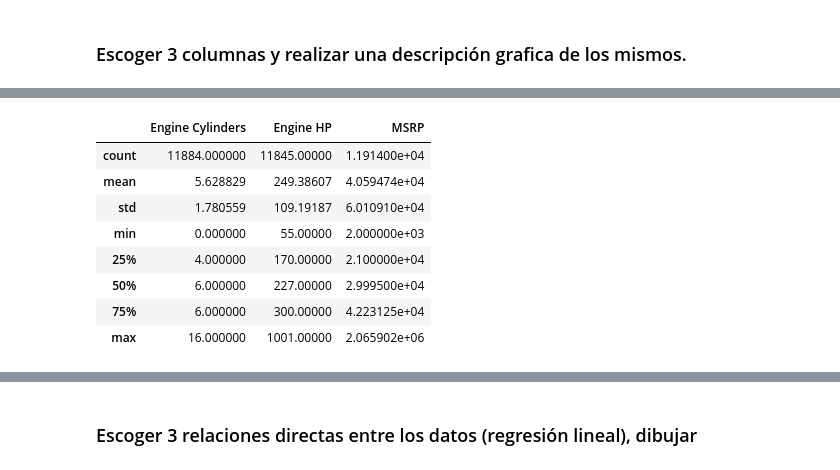
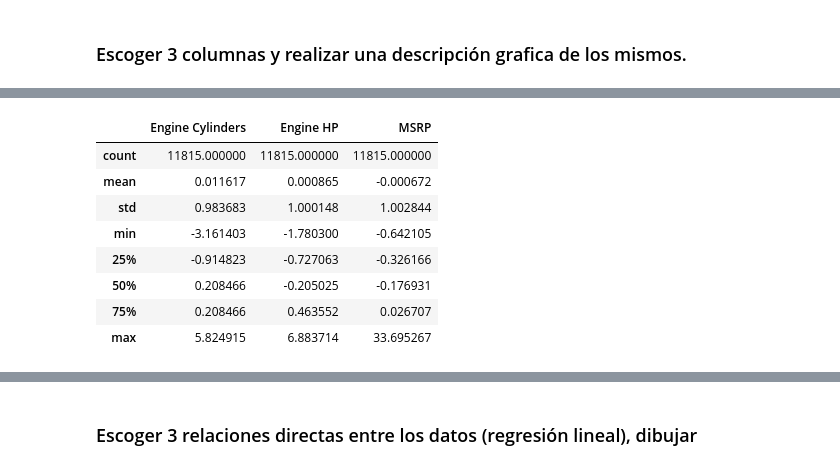
Before and after one commit to LuisAlexisSalazar/topicosIA, a Jupyter notebook: 4 Analisis de Datos/Analisis de Datos.ipynb, the cells around one changed output, grey strips where cells are left out. Saved outputs shown, nothing was run; the diff lists cells and outputs as text; code cells hidden in the pictures.

Commit message:
analisis de data

```diff
--- a/4 Analisis de Datos/Analisis de Datos.ipynb
+++ b/4 Analisis de Datos/Analisis de Datos.ipynb
@@ -61,7 +61,6 @@ dtype: int64
 # %% [markdown]
 ### Escoger 3 columnas y realizar una descripción grafica de los mismos.
 # %%
-columns = ["Engine Cylinders","Engine HP","MSRP"]
-df = df[columns]
+df = df.select_dtypes(include=["number"])
 df.head()
 # %% [output]
@@ -73,0 +73,5 @@ df.head()
+# %%
+from sklearn import preprocessing
+scaler = preprocessing.StandardScaler(with_std=True,with_mean=True).fit(df)
+scaler_data = scaler.transform(df)
+df = pd.DataFrame(scaler_data,columns=df.columns)
@@ -74,12 +87,15 @@ df.head()
 # %%
-df.describe(include = "all")
+columns = ["Engine Cylinders","Engine HP","MSRP"]
+df = df.dropna()
+df_describe = df[columns]
+df_describe.describe(include = "all")
 # %% [output]
 |  | Engine Cylinders | Engine HP | MSRP |
-| count | 11884.000000 | 11845.00000 | 1.191400e+04 |
-| mean | 5.628829 | 249.38607 | 4.059474e+04 |
-| std | 1.780559 | 109.19187 | 6.010910e+04 |
-| min | 0.000000 | 55.00000 | 2.000000e+03 |
-| 25% | 4.000000 | 170.00000 | 2.100000e+04 |
-| 50% | 6.000000 | 227.00000 | 2.999500e+04 |
-| 75% | 6.000000 | 300.00000 | 4.223125e+04 |
-| max | 16.000000 | 1001.00000 | 2.065902e+06 |
+| count | 11815.000000 | 11815.000000 | 11815.000000 |
+| mean | 0.011617 | 0.000865 | -0.000672 |
+| std | 0.983683 | 1.000148 | 1.002844 |
+| min | -3.161403 | -1.780300 | -0.642105 |
+| 25% | -0.914823 | -0.727063 | -0.326166 |
+| 50% | 0.208466 | -0.205025 | -0.176931 |
+| 75% | 0.208466 | 0.463552 | 0.026707 |
+| max | 5.824915 | 6.883714 | 33.695267 |
```
Also changed, not shown: parts of 11 cells of this notebook.
